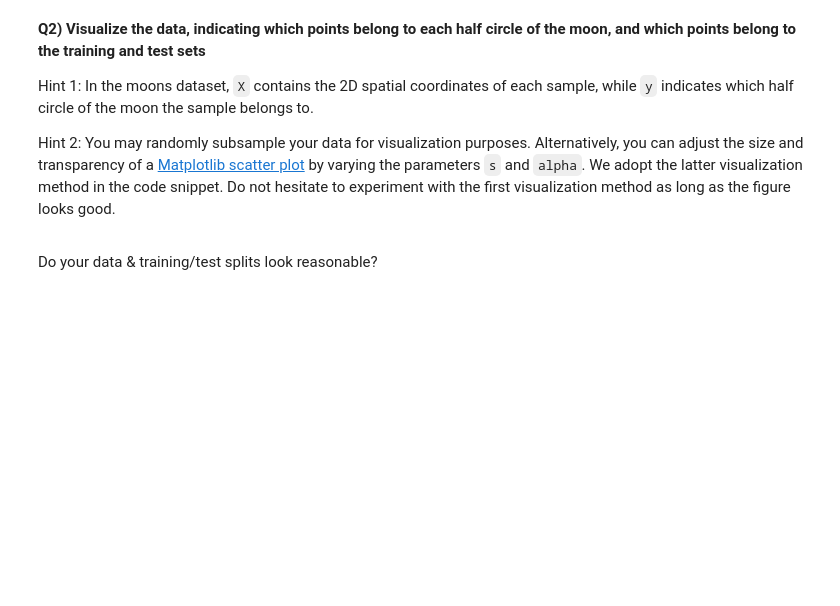
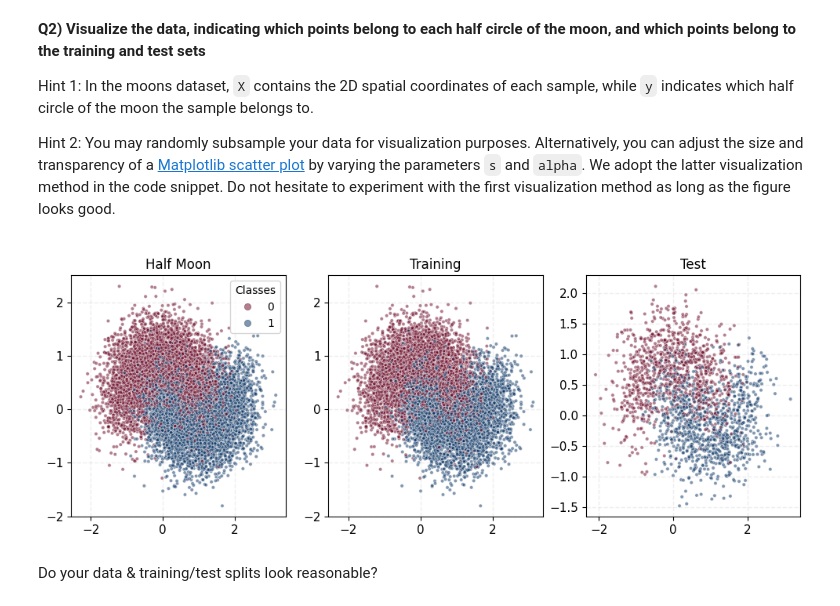
Before and after one commit to MarcoZanine/2025_ML_EES, a Jupyter notebook: notebook_ml/S2_2_Decision_Trees.ipynb, the cells around one changed output. Saved outputs shown, nothing was run; the diff lists cells and outputs as text; code cells hidden in the pictures; blank space fills up the shorter version.

```diff
--- a/notebook_ml/S2_2_Decision_Trees.ipynb
+++ b/notebook_ml/S2_2_Decision_Trees.ipynb
@@ -25,8 +25,9 @@ Hint 2: Here we will keep 20% of the dataset for testing.
 Hint 3: To ensure you get the same result every time you run the code, we will specify the `random_state` option in `train_test_split` function to be 42.
 # %%
 # Import the train_test_split function here.
-from sklearn.___________ import ______________
+from sklearn.model_selection import train_test_split
 
 # Split the dataset into a training set and a test set
 # There will be four outputs in this function. 2 for X (train and test) and 2 for y (train and test)
-____,____,____,____ = ___________(_, _, test_size=__, random_state=__)
+X_train, X_test, y_train, y_test = train_test_split(X, y, test_size=0.2, random_state= 42)
+X_train.shape, y_train.shape, X_test.shape, y_test.shape
@@ -41,37 +44,39 @@ Hint 2: You may randomly subsample your data for visualization purposes. Alterna
 # %%
 # Scatter the moon data and don't forget to add a legend to your figure
 import numpy as np
 import matplotlib.pyplot as plt
-___,__ = plt._______(_,__,figsize=(12,4))
+fig, ax = plt.subplots(1,3,figsize=(12,4))
 #########################################################################################################
 # (1) Plot the whole dataset with plt.scatter
 #########################################################################################################
 # The X and y indices of each data point can be obtained like this: X[:,0], X[:,1]
 # The scatter points should be coloured by y
-scatter = _____._________(_______,_____,s=10,c=____,edgecolor='w',linewidths=0.5,alpha=0.5,cmap='RdBu')
+scatter = ax[0].scatter(X[:,0], X[:,1],s=10,c=y ,edgecolor='w',linewidths=0.5,alpha=0.5,cmap='RdBu')
 # Add legend to the upper right corner of the figure
-legend1 = ___.______(*scatter.legend_elements(),loc=_________, title="Classes")
+legend1 = ax[0].legend(*scatter.legend_elements(),loc='upper right', title="Classes")
 ax[0].set_title('Half Moon')
 ax[0].tick_params(axis='both', which='major', labelsize=11)
 ax[0].grid(alpha=0.2,ls='--',lw=1)
 
 #########################################################################################################
 # (2) Plot the training dataset with plt.scatter
 #########################################################################################################
-scatter_train = ____.______(________,_________,s=10,c=____,edgecolor='w',linewidths=0.5,alpha=0.5,cmap='RdBu')
+scatter_train = ax[1].scatter(X_train[:,0], X_train[:,1],s=10,c=y_train,edgecolor='w',linewidths=0.5,alpha=0.5,cmap='RdBu')
 ax[1].set_title('Training')
 ax[1].tick_params(axis='both', which='major', labelsize=11)
 ax[1].grid(alpha=0.2,ls='--',lw=1)
 
 #########################################################################################################
 # (2) Plot the test dataset with plt.scatter
 #########################################################################################################
-scatter_test = ___._____(________,_________,s=10,c=____,edgecolor='w',linewidths=0.5,alpha=0.5,cmap='RdBu')
+scatter_test = ax[2].scatter(X_test[:,0], X_test[:,1],s=10,c=y_test,edgecolor='w',linewidths=0.5,alpha=0.5,cmap='RdBu')
 ax[2].set_title('Test')
 ax[2].tick_params(axis='both', which='major', labelsize=11)
 ax[2].grid(alpha=0.2,ls='--',lw=1)
 
 plt.show()
+# %% [output]
+[figure, added]
 # %% [markdown]
 Do your data & training/test splits look reasonable?
 # %% [markdown]
```
Also changed, not shown: parts of 8 cells of this notebook.
